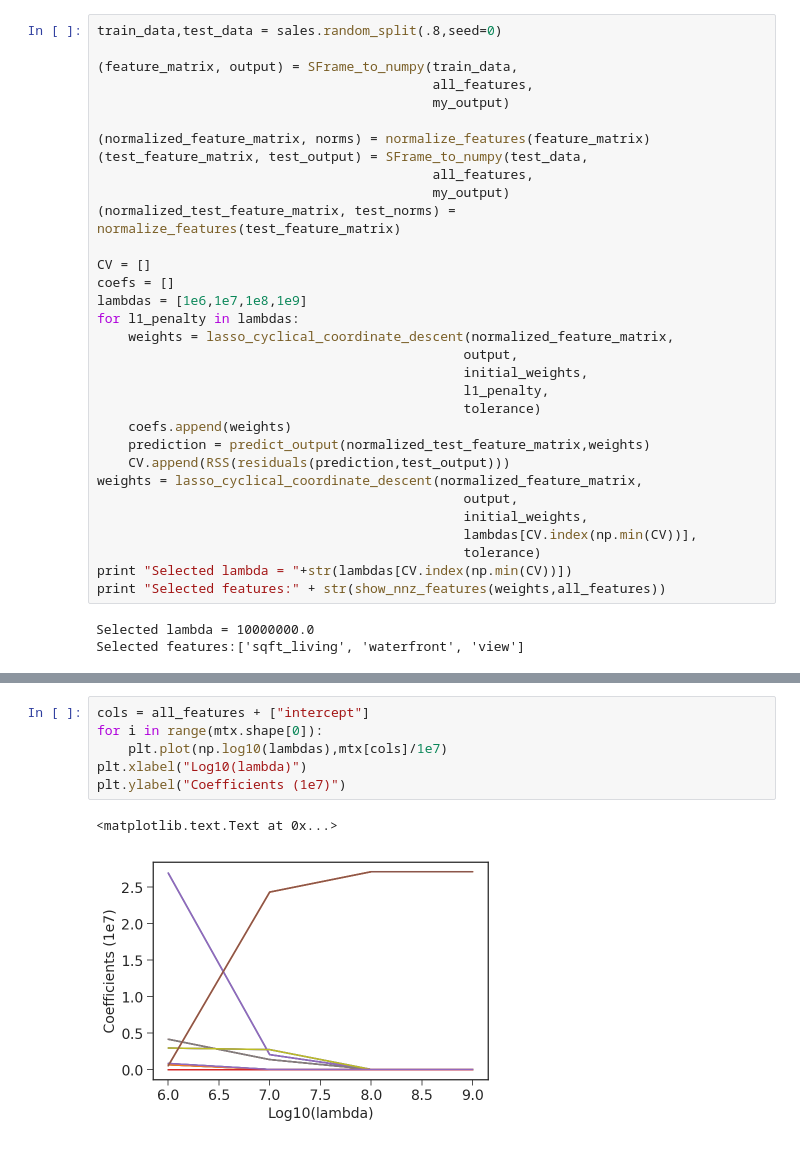
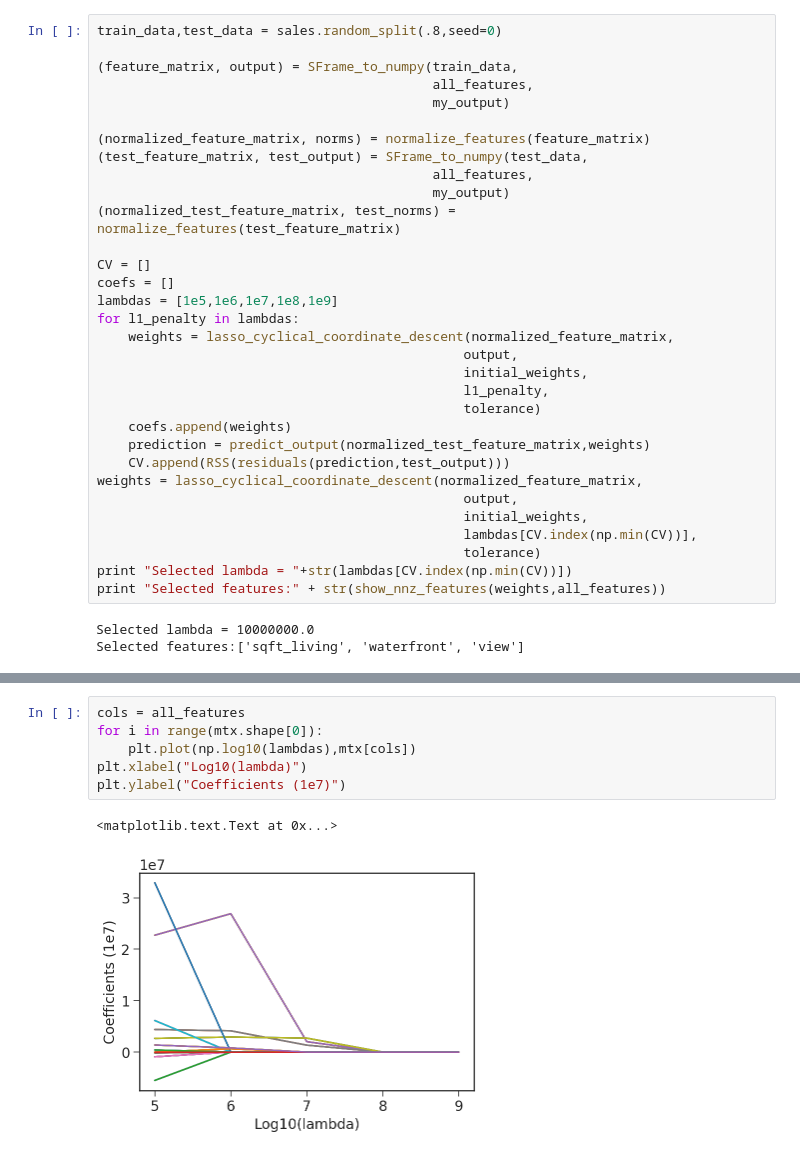
Before and after one commit to brentkuenzi/Systems-Pharmacology, a Jupyter notebook: Expression Functions.ipynb, the cells around one changed output, grey strips where cells are left out. Cells and saved outputs as stored; diff of their text form.

```diff
--- a/Expression Functions.ipynb
+++ b/Expression Functions.ipynb
@@ -480,7 +480,7 @@ train_data,test_data = sales.random_split(.8,seed=0)
 
 CV = []
 coefs = []
-lambdas = [1e6,1e7,1e8,1e9]
+lambdas = [1e5,1e6,1e7,1e8,1e9]
 for l1_penalty in lambdas:
     weights = lasso_cyclical_coordinate_descent(normalized_feature_matrix,
                                                output,
@@ -512,9 +513,9 @@ mtx
 # %%
-cols = all_features + ["intercept"]
+cols = all_features
 for i in range(mtx.shape[0]):
-    plt.plot(np.log10(lambdas),mtx[cols]/1e7)
+    plt.plot(np.log10(lambdas),mtx[cols])
 plt.xlabel("Log10(lambda)")
 plt.ylabel("Coefficients (1e7)")
 # %% [output]
 <matplotlib.text.Text at 0x...>
-[figure, old version]
+[figure, new version]
```
Also changed, not shown: parts of 1 cell of this notebook.
